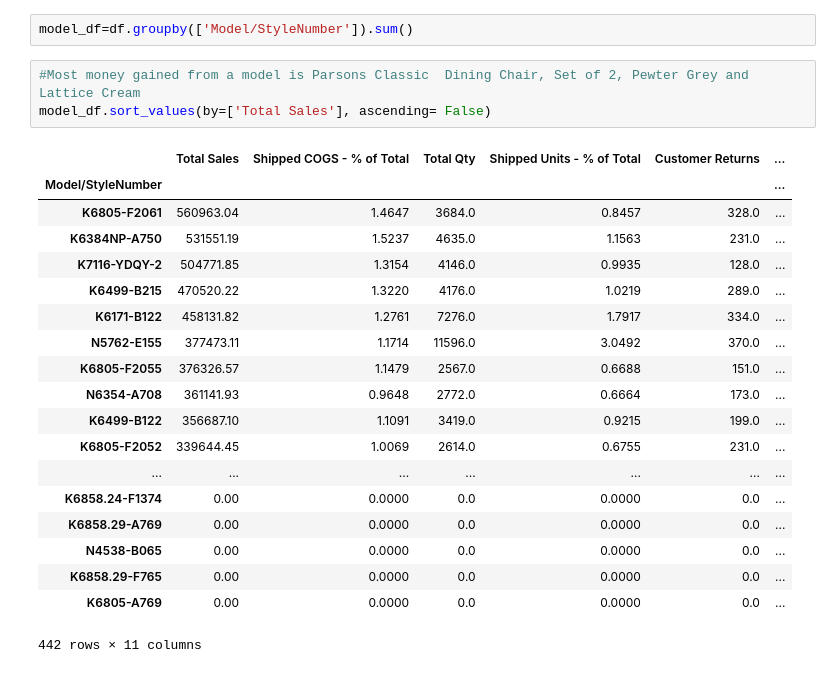
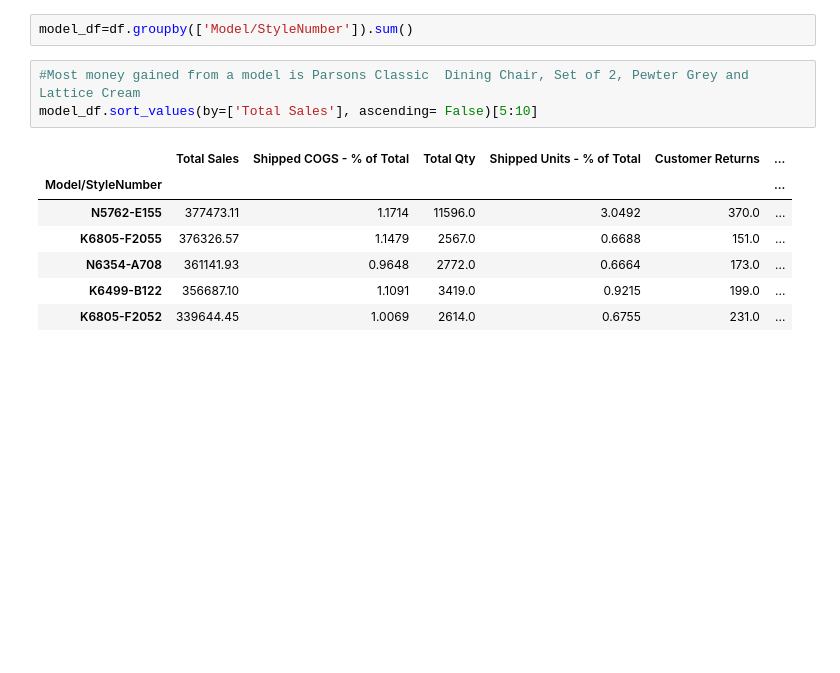
Before and after one commit to hjeffreywang/Amazon-Sales-Analysis, a Jupyter notebook: Data_exploration_transformation.ipynb, the cells around one changed output. Drawn from its saved outputs; the diff is of its cells as text; blank space fills up the shorter version.

```diff
--- a/Data_exploration_transformation.ipynb
+++ b/Data_exploration_transformation.ipynb
@@ -252,26 +228,14 @@ weekly.plot.area(y='Total Sales')
 model_df=df.groupby(['Model/StyleNumber']).sum()
 # %%
 #Most money gained from a model is Parsons Classic  Dining Chair, Set of 2, Pewter Grey and Lattice Cream
-model_df.sort_values(by=['Total Sales'], ascending= False)
+model_df.sort_values(by=['Total Sales'], ascending= False)[5:10]
 # %% [output]
 |  | Total Sales | Shipped COGS - % of Total | Total Qty | Shipped Units - % of Total | Customer Returns | ... |
 | Model/StyleNumber |  |  |  |  |  | ... |
-| K6805-F2061 | 560963.04 | 1.4647 | 3684.0 | 0.8457 | 328.0 | ... |
-| K6384NP-A750 | 531551.19 | 1.5237 | 4635.0 | 1.1563 | 231.0 | ... |
-| K7116-YDQY-2 | 504771.85 | 1.3154 | 4146.0 | 0.9935 | 128.0 | ... |
-| K6499-B215 | 470520.22 | 1.3220 | 4176.0 | 1.0219 | 289.0 | ... |
-| K6171-B122 | 458131.82 | 1.2761 | 7276.0 | 1.7917 | 334.0 | ... |
 | N5762-E155 | 377473.11 | 1.1714 | 11596.0 | 3.0492 | 370.0 | ... |
 | K6805-F2055 | 376326.57 | 1.1479 | 2567.0 | 0.6688 | 151.0 | ... |
 | N6354-A708 | 361141.93 | 0.9648 | 2772.0 | 0.6664 | 173.0 | ... |
 | K6499-B122 | 356687.10 | 1.1091 | 3419.0 | 0.9215 | 199.0 | ... |
 | K6805-F2052 | 339644.45 | 1.0069 | 2614.0 | 0.6755 | 231.0 | ... |
-| ... | ... | ... | ... | ... | ... | ... |
-| K6858.24-F1374 | 0.00 | 0.0000 | 0.0 | 0.0000 | 0.0 | ... |
-| K6858.29-A769 | 0.00 | 0.0000 | 0.0 | 0.0000 | 0.0 | ... |
-| N4538-B065 | 0.00 | 0.0000 | 0.0 | 0.0000 | 0.0 | ... |
-| K6858.29-F765 | 0.00 | 0.0000 | 0.0 | 0.0000 | 0.0 | ... |
-| K6805-A769 | 0.00 | 0.0000 | 0.0 | 0.0000 | 0.0 | ... |
-442 rows × 11 columns
 # %%
 #Most popular models are Tufted Square Storage Ottomans with Hinged Lid
```
Also changed, not shown: parts of 6 cells of this notebook.
